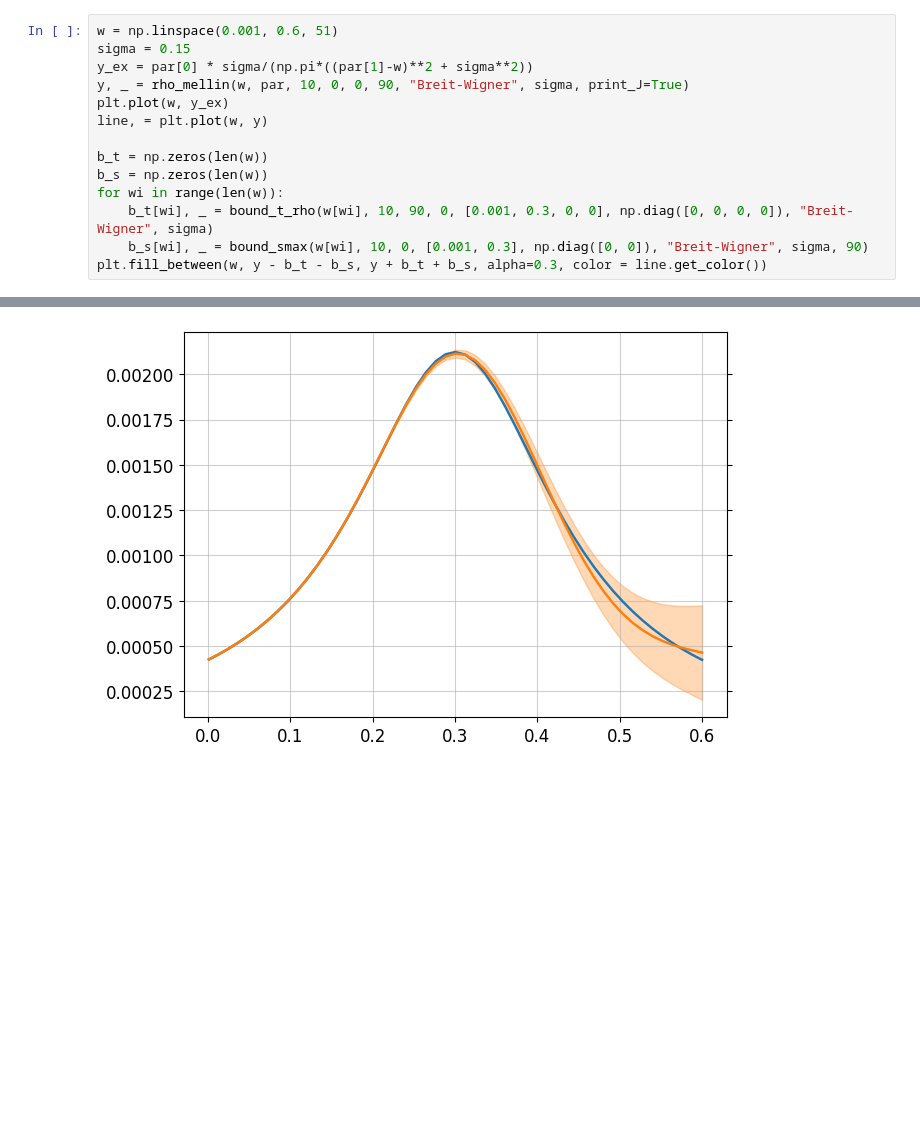
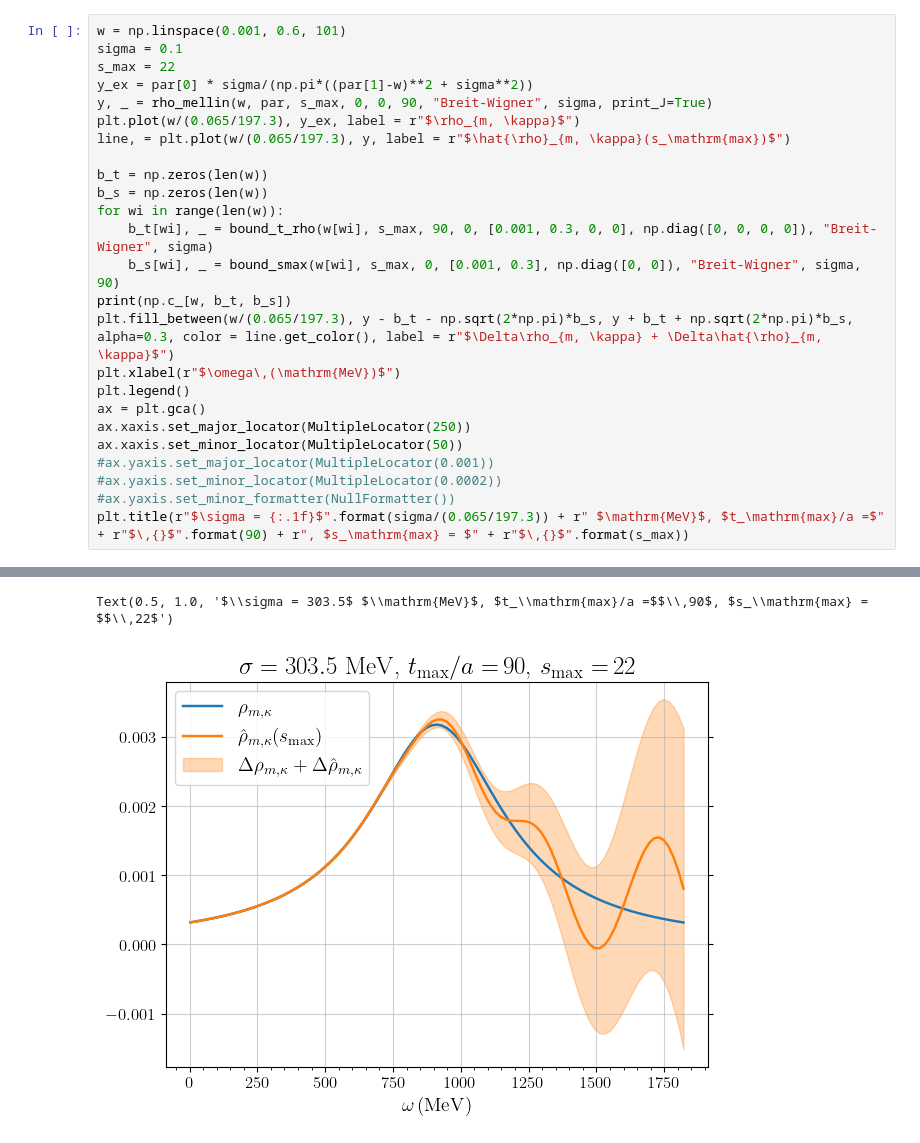
Before and after one commit to DiegoToniolo/Analysis_spectral_densities, a Jupyter notebook: plots_single_exp.ipynb, the cells around one changed output, grey strips where cells are left out. Cells and saved outputs as stored; diff of their text form; blank space fills up the shorter version.

```diff
--- a/plots_single_exp.ipynb
+++ b/plots_single_exp.ipynb
@@ -208,15 +218,26 @@ plt.semilogy()
 # %%
-w = np.linspace(0.001, 0.6, 51)
-sigma = 0.15
+w = np.linspace(0.001, 0.6, 101)
+sigma = 0.1
+s_max = 22
 y_ex = par[0] * sigma/(np.pi*((par[1]-w)**2 + sigma**2))
-y, _ = rho_mellin(w, par, 10, 0, 0, 90, "Breit-Wigner", sigma, print_J=True)
-plt.plot(w, y_ex)
-line, = plt.plot(w, y)
+y, _ = rho_mellin(w, par, s_max, 0, 0, 90, "Breit-Wigner", sigma, print_J=True)
+plt.plot(w/(0.065/197.3), y_ex, label = r"$\rho_{m, \kappa}$")
+line, = plt.plot(w/(0.065/197.3), y, label = r"$\hat{\rho}_{m, \kappa}(s_\mathrm{max})$")
 
 b_t = np.zeros(len(w))
 b_s = np.zeros(len(w))
 for wi in range(len(w)):
-    b_t[wi], _ = bound_t_rho(w[wi], 10, 90, 0, [0.001, 0.3, 0, 0], np.diag([0, 0, 0, 0]), "Breit-Wigner", sigma)
-    b_s[wi], _ = bound_smax(w[wi], 10, 0, [0.001, 0.3], np.diag([0, 0]), "Breit-Wigner", sigma, 90)
-plt.fill_between(w, y - b_t - b_s, y + b_t + b_s, alpha=0.3, color = line.get_color())
+    b_t[wi], _ = bound_t_rho(w[wi], s_max, 90, 0, [0.001, 0.3, 0, 0], np.diag([0, 0, 0, 0]), "Breit-Wigner", sigma)
+    b_s[wi], _ = bound_smax(w[wi], s_max, 0, [0.001, 0.3], np.diag([0, 0]), "Breit-Wigner", sigma, 90)
+print(np.c_[w, b_t, b_s])
+plt.fill_between(w/(0.065/197.3), y - b_t - np.sqrt(2*np.pi)*b_s, y + b_t + np.sqrt(2*np.pi)*b_s, alpha=0.3, color = line.get_color(), label = r"$\Delta\rho_{m, \kappa} + \Delta\hat{\rho}_{m, \kappa}$")
+plt.xlabel(r"$\omega\,(\mathrm{MeV})$")
+plt.legend()
+ax = plt.gca()
+ax.xaxis.set_major_locator(MultipleLocator(250))
+ax.xaxis.set_minor_locator(MultipleLocator(50))
+#ax.yaxis.set_major_locator(MultipleLocator(0.001))
+#ax.yaxis.set_minor_locator(MultipleLocator(0.0002))
+#ax.yaxis.set_minor_formatter(NullFormatter())
+plt.title(r"$\sigma = {:.1f}$".format(sigma/(0.065/197.3)) + r" $\mathrm{MeV}$, $t_\mathrm{max}/a =$" + r"$\,{}$".format(90) + r", $s_\mathrm{max} = $" + r"$\,{}$".format(s_max))
 # %% [output]
@@ -224 +261,2 @@ plt.fill_between(w, y - b_t - b_s, y + b_t + b_s, alpha=0.3, color = line.get_co
+Text(0.5, 1.0, '$\\sigma = 303.5$ $\\mathrm{MeV}$, $t_\\mathrm{max}/a =$$\\,90$, $s_\\mathrm{max} = $$\\,22$')
-[figure, old version]
+[figure, new version]
```
Also changed, not shown: parts of 6 cells of this notebook, 1 other file.
